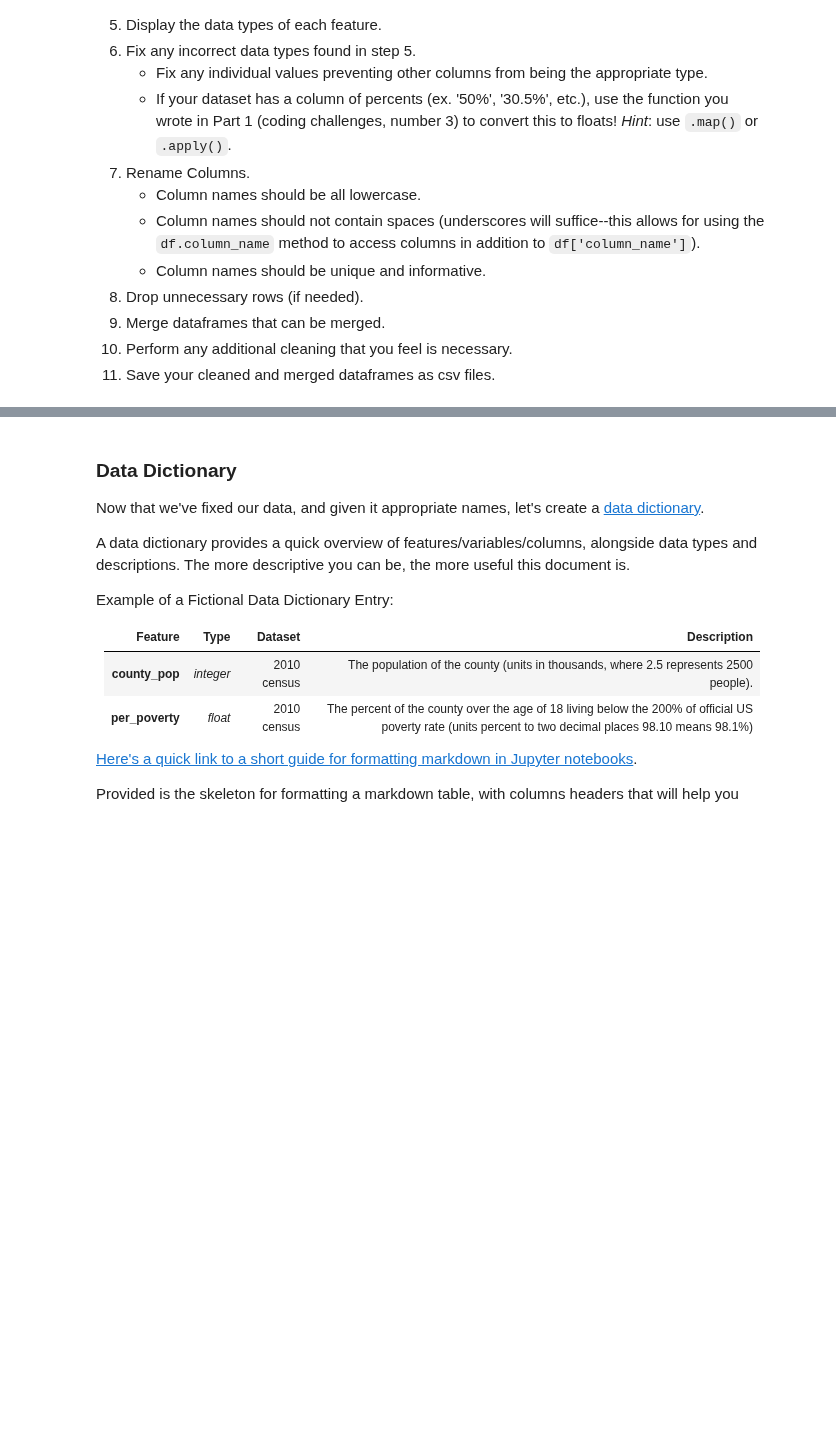
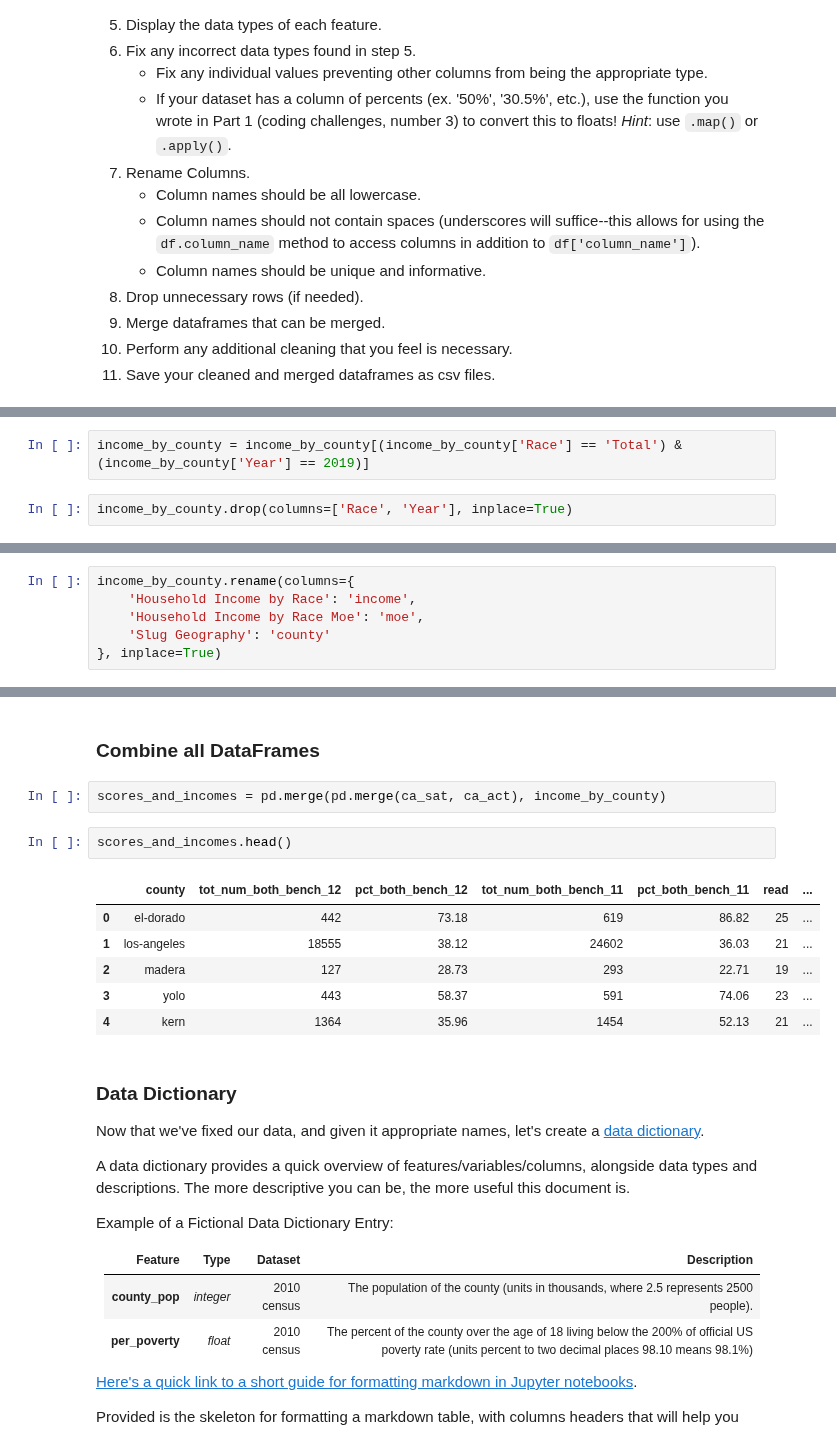
Before and after one commit to pezpet/general-assembly, a Jupyter notebook: labs/project-1-master/code/starter-code.ipynb, the cells around one changed output, grey strips where cells are left out. Saved outputs shown, nothing was run; the diff lists cells and outputs as text; blank space fills up the shorter version.

```diff
--- a/labs/project-1-master/code/starter-code.ipynb
+++ b/labs/project-1-master/code/starter-code.ipynb
@@ -395,0 +385,4 @@ ca_act.head()
+# %%
+income_by_county = income_by_county[(income_by_county['Race'] == 'Total') & (income_by_county['Year'] == 2019)]
+# %%
+income_by_county.drop(columns=['Race', 'Year'], inplace=True)
@@ -395,0 +398,6 @@ ca_act.head()
+# %%
+income_by_county.rename(columns={
+    'Household Income by Race': 'income',
+    'Household Income by Race Moe': 'moe',
+    'Slug Geography': 'county'
+}, inplace=True)
@@ -396,3 +411,16 @@ ca_act.head()
+# %% [markdown]
+### Combine all DataFrames
+# %%
+scores_and_incomes = pd.merge(pd.merge(ca_sat, ca_act), income_by_county)
+# %%
+scores_and_incomes.head()
+# %% [output]
+|  | county | tot_num_both_bench_12 | pct_both_bench_12 | tot_num_both_bench_11 | pct_both_bench_11 | read | ... |
+| 0 | el-dorado | 442 | 73.18 | 619 | 86.82 | 25 | ... |
+| 1 | los-angeles | 18555 | 38.12 | 24602 | 36.03 | 21 | ... |
+| 2 | madera | 127 | 28.73 | 293 | 22.71 | 19 | ... |
+| 3 | yolo | 443 | 58.37 | 591 | 74.06 | 23 | ... |
+| 4 | kern | 1364 | 35.96 | 1454 | 52.13 | 21 | ... |
 # %% [markdown]
 ### Data Dictionary
 
```
Also changed, not shown: parts of 70 cells of this notebook, 1 other file.
